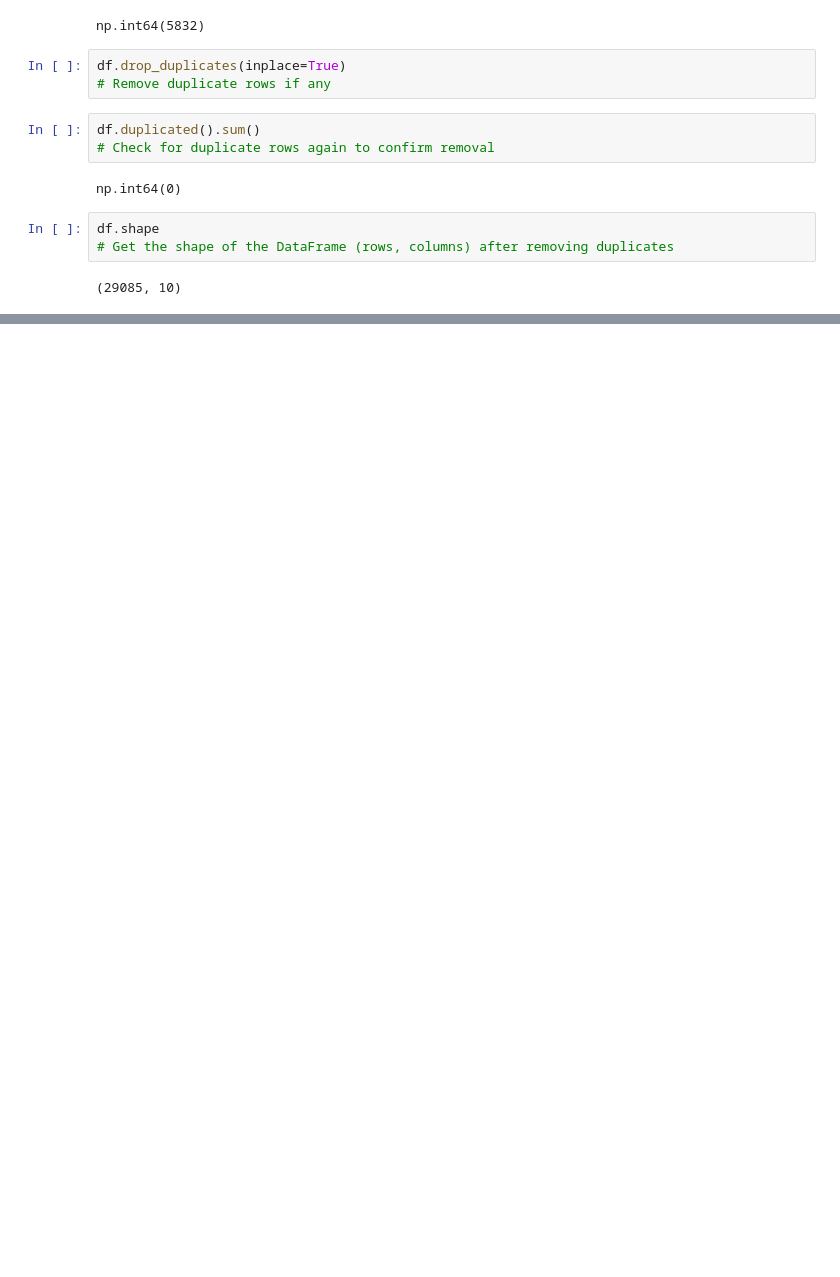
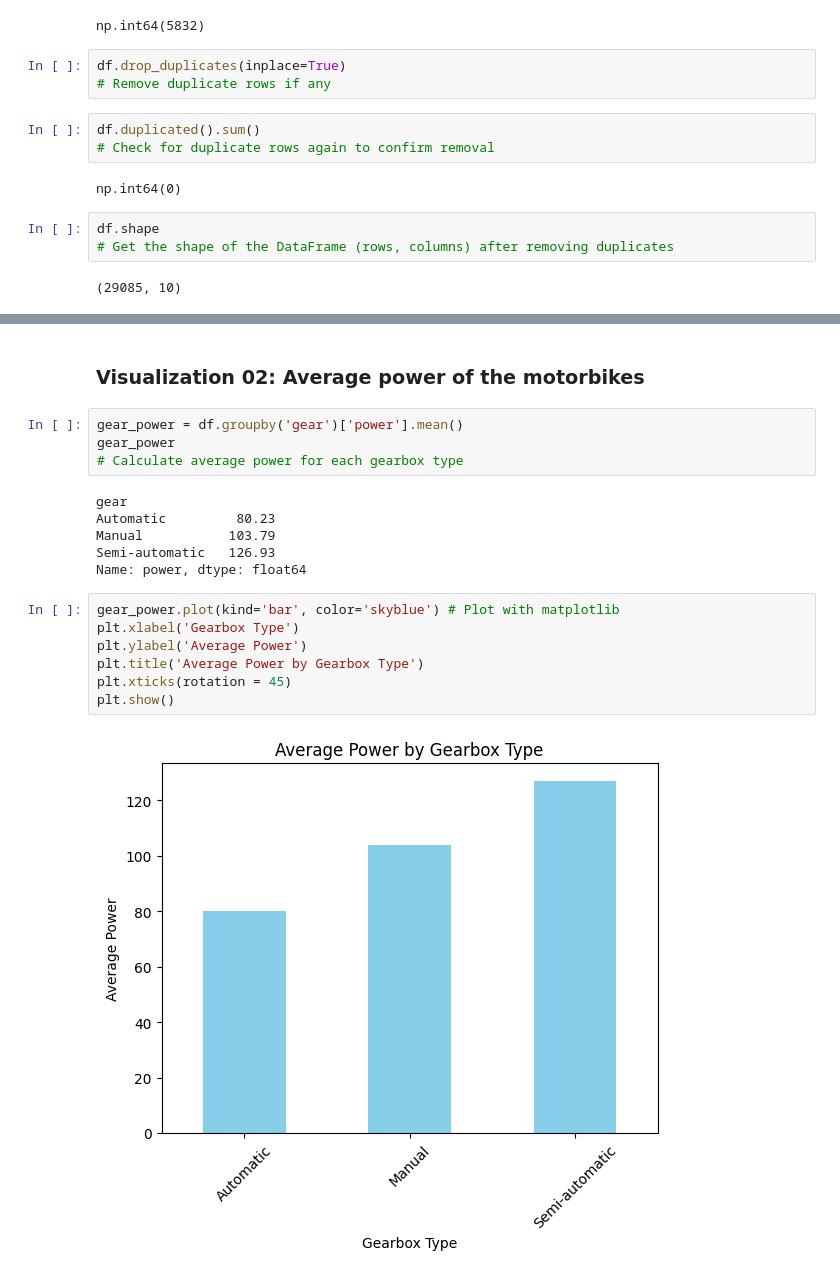
Before and after one commit to dilasha-ghimire/Motorbike-Price-Prediction, a Jupyter notebook: notebook.ipynb, the cells around one changed output, grey strips where cells are left out. Cells and saved outputs as stored; diff of their text form; blank space fills up the shorter version.

```diff
--- a/notebook.ipynb
+++ b/notebook.ipynb
@@ -112,0 +128,21 @@ df.shape
+# %% [markdown]
+### Visualization 02: Average power of the motorbikes
+# %%
+gear_power = df.groupby('gear')['power'].mean()
+gear_power
+# Calculate average power for each gearbox type
+# %% [output]
+gear
+Automatic         80.23
+Manual           103.79
+Semi-automatic   126.93
+Name: power, dtype: float64
+# %%
+gear_power.plot(kind='bar', color='skyblue') # Plot with matplotlib
+plt.xlabel('Gearbox Type')
+plt.ylabel('Average Power')
+plt.title('Average Power by Gearbox Type')
+plt.xticks(rotation = 45)
+plt.show()
+# %% [output]
+[figure, added]
```
Also changed, not shown: parts of 3 cells of this notebook.
